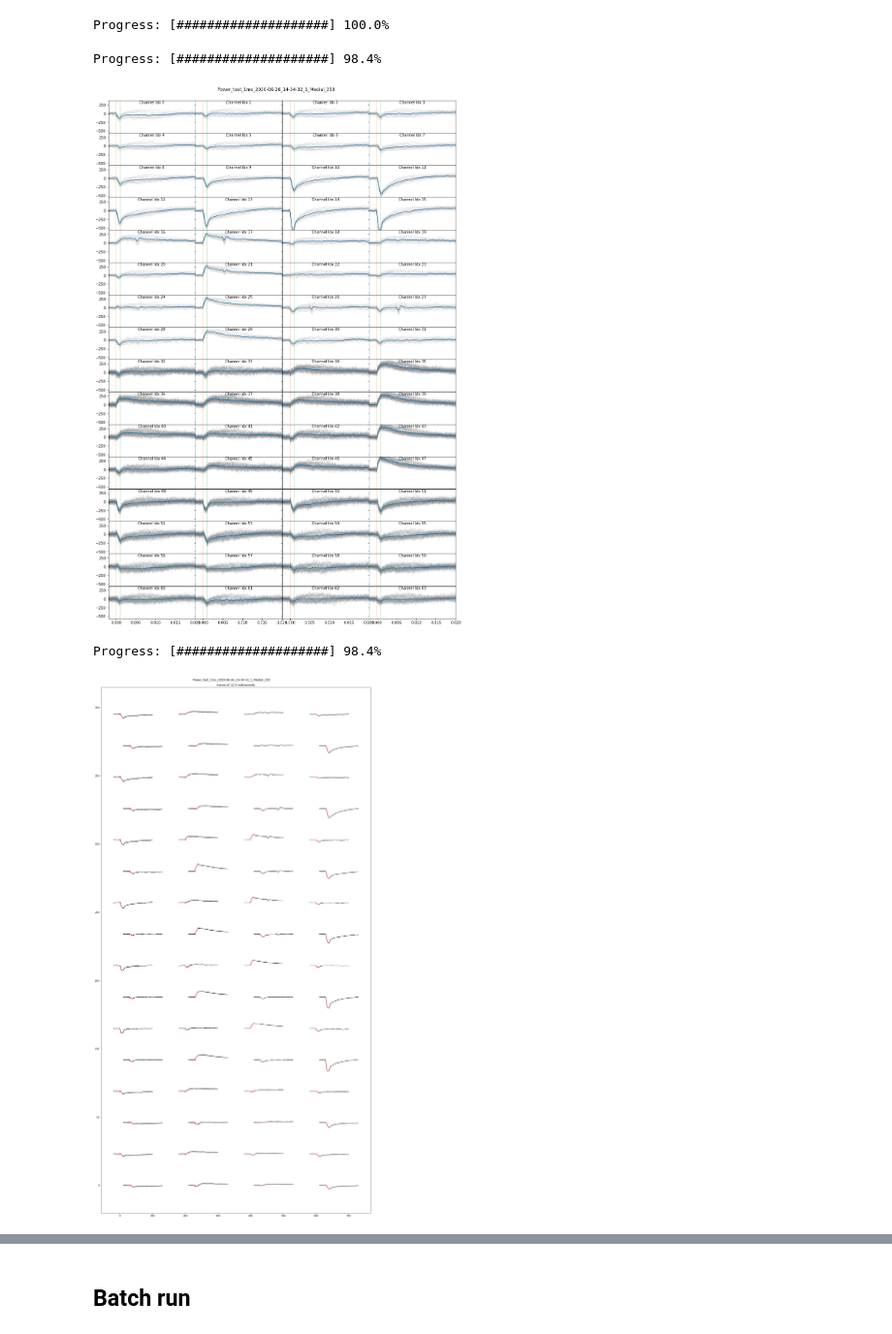
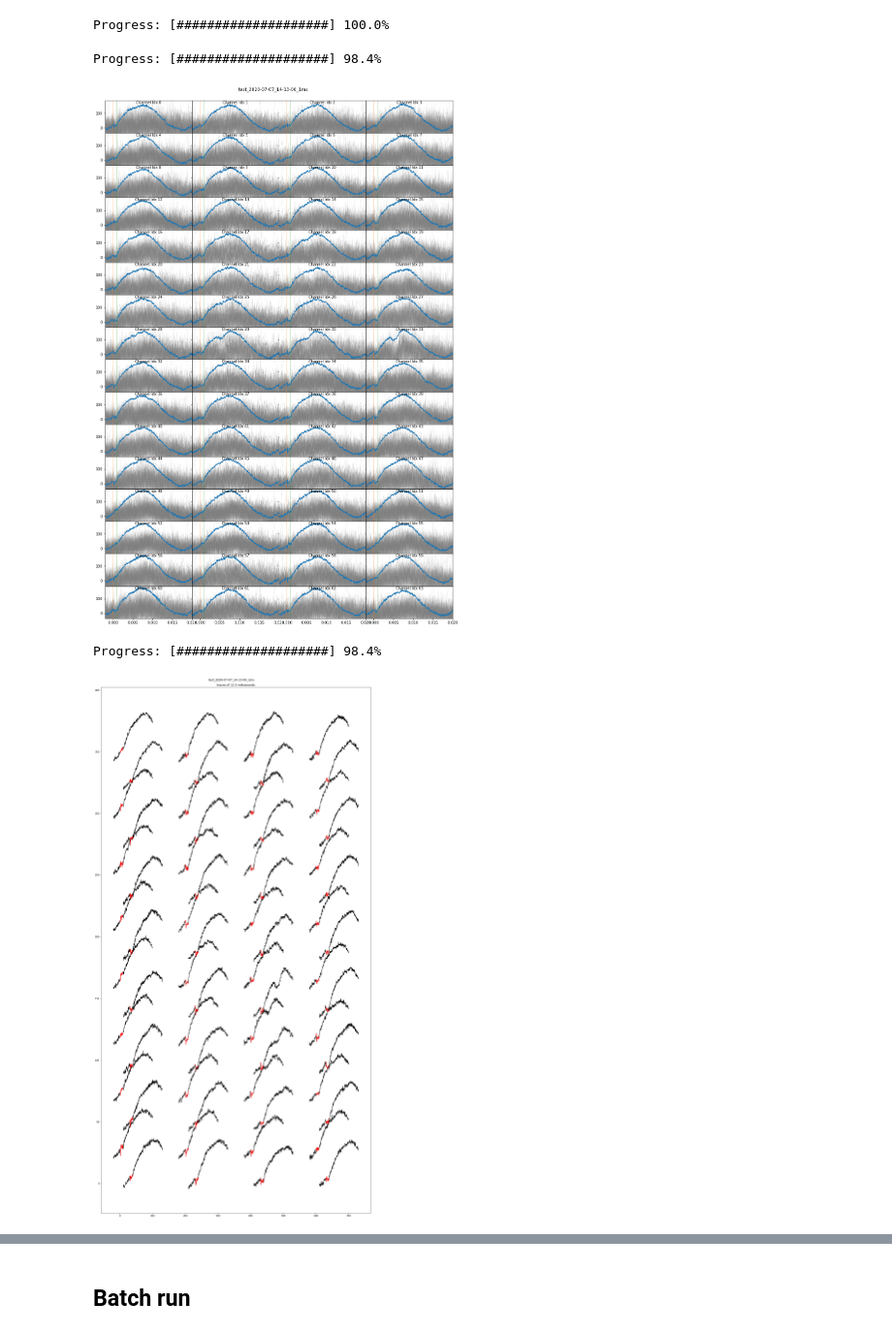
Before and after one commit to HernandoMV/OpenEphys_Analysis, a Jupyter notebook: Invitro_OE.ipynb, the cells around one changed output, grey strips where cells are left out. Shown at 97% size. Drawn from its saved outputs; the diff is of its cells as text; code cells hidden in the pictures.

```diff
--- a/Invitro_OE.ipynb
+++ b/Invitro_OE.ipynb
@@ -20,7 +23,7 @@ import pickle
 # %%
 # 1. read data
 GeneralDataDir = get_data_folder()
-experiments_folder = '20200626/'
+experiments_folder = '20200707/'
 # Create out directory if it does not exist
 outputDir = GeneralDataDir + experiments_folder + 'Analyzed_data/'
 if not os.path.isdir(outputDir):
@@ -51,13 +38,13 @@ for i,e in enumerate(experiments_list):
 # %%
 # load experiment
-Experiment = experiments_list[7]
+Experiment = experiments_list[0]
 print(Experiment)
 
 file = pyopenephys.File(GeneralDataDir + experiments_folder + Experiment)
 experiments = file.experiments
-experiment1 = experiments[0]
+experiment1 = experiments[1]
 recordings = experiment1.recordings
-recording = recordings[0]
+recording = recordings[2]
 analog_signals = recording.analog_signals
 signals = analog_signals[0]
 events_data = recording.events
@@ -118,7 +107,7 @@ test[500000:800000,].tofile('/mnt/c/Users/herny/Desktop/to_test_in_bonsai')
 #### Filter [optional]
 # %%
 # FILTER TEST
-ChID = 23
+ChID = 24
 # 2. filter the data
 Filter_High_Value = 1500
 b, a = butter_lowpass(Filter_High_Value, recording.sample_rate)
@@ -153,7 +142,7 @@ update_progress(1)
 Progress: [####################] 100.0%
 # %%
 # override filtering
-#filtered_data = signal.signal
+filtered_data = signals.signal
 # %%
 # align data
 # interval for traces alignment. In seconds. Range of alignment
@@ -209,7 +198,7 @@ for j in range(nchan):
 plt.show()
 # %% [output]
 Progress: [####################] 98.4%
-[figure, old version]
+[figure, new version]
 # %%
 # check how they map to the electrodes in the probe
 # micron coordinates
@@ -248,36 +237,36 @@ kcoords   = np.array([1, 1, 1, 1, 1, 1, 1, 1,
 # select times to plot
 from_seconds = -0.002
 to_seconds = 0.01
 iTvals = (intervalTimes > from_seconds) * (intervalTimes < to_seconds)
 idx = np.where(iTvals)
 light_idx = np.where((intervalTimes > 0) * (intervalTimes < offset_delay))
 
 
 fig, axs = plt.subplots(1,1, figsize=(20, 40), facecolor='w', edgecolor='k', sharex=True, sharey='row')
 fig.subplots_adjust(hspace = .001, wspace=.001)
 #axs = axs.ravel()
 x_scaler = 10000
-y_scaler = 0.015
+y_scaler = 0.215
 plt.title('traces of {} miliseconds'.format(1000 * (to_seconds - from_seconds)))
 plt.suptitle(Experiment, y=0.893)
 for j in range(len(xcoords)):
     axs.plot(xcoords[j] + intervalTimes[idx] * x_scaler,
              ycoords[j] + Average_traces[j][idx] * y_scaler,
              color = 'k')
     # plot when the light is on
     axs.plot(xcoords[j] + intervalTimes[light_idx] * x_scaler,
              ycoords[j] + Average_traces[j][light_idx] * y_scaler,
              color = 'r')
     update_progress(j / len(xcoords))
 
 #for j in range(len(traces_translated)):
 #    axvlines(0, alpha = 0.3, ax = axs[j])
 #    axvlines(offset_delay, alpha = 0.3, ax = axs[j])
-#plt.savefig(outputDir + Experiment + '_AlignedSignal.pdf', transparent=True, bbox_inches='tight')
+plt.savefig(outputDir + Experiment + '_AlignedSignal.pdf', transparent=True, bbox_inches='tight')
 plt.show()
 # %% [output]
 Progress: [####################] 98.4%
-[figure, old version]
+[figure, new version]
 # %%
 plt.plot(intervalTimes[idx],np.mean(np.array(Average_traces)[xcoords<100], axis=0)[idx])
 # %% [output]
```
Also changed, not shown: parts of 10 cells of this notebook.
